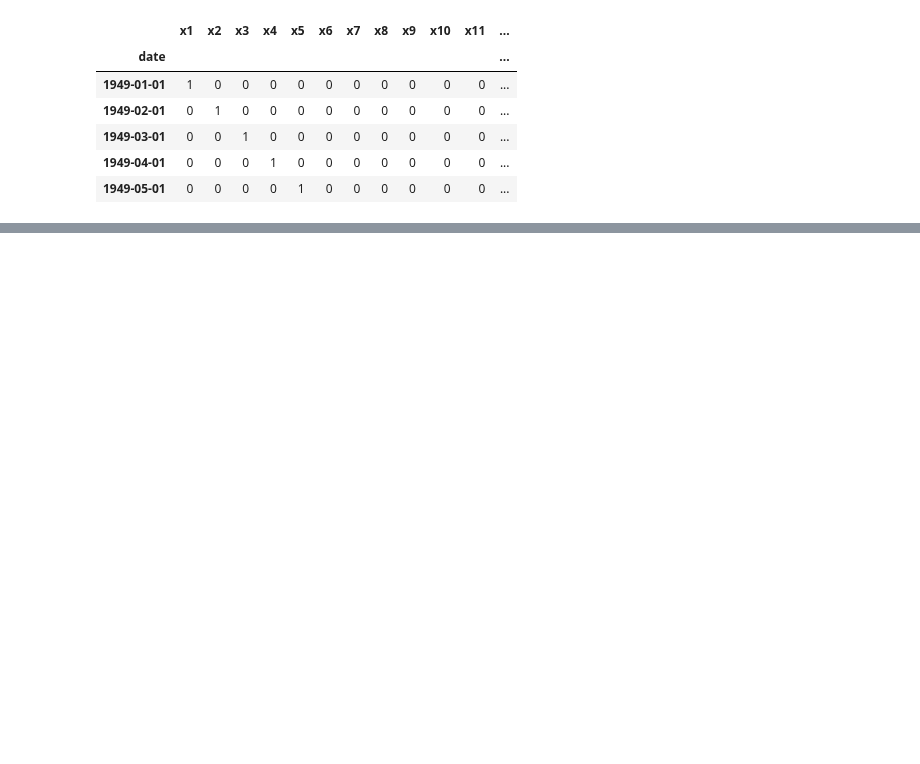
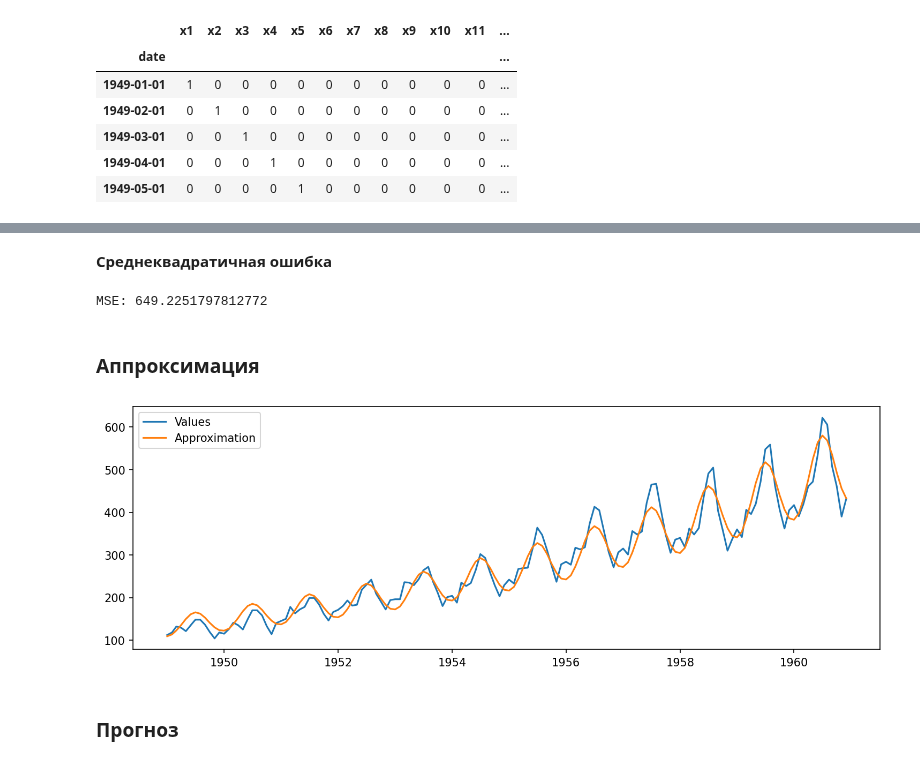
Before and after one commit to endygamedev/university, a Jupyter notebook: 3-course-6-semester/forecasting-methods/4. Exogenous factors/4.0 Exogenous factors.ipynb, the cells around one changed output, grey strips where cells are left out. Cells and saved outputs as stored; diff of their text form; code cells hidden in the pictures; blank space fills up the shorter version.

```diff
--- a/3-course-6-semester/forecasting-methods/4. Exogenous factors/4.0 Exogenous factors.ipynb
+++ b/3-course-6-semester/forecasting-methods/4. Exogenous factors/4.0 Exogenous factors.ipynb
@@ -202,0 +246,12 @@ plt.show()
+# %%
+s = 12
+
+passlen = len(passengers)
+phi = [np.sin((2*np.pi*(i-1))/s) for i in range(1, passlen + 1)]
+psi = [np.cos((2*np.pi*(i-1))/s) for i in range(1, passlen + 1)]
+x1 = list(range(1, len(passengers) + 1))
+
+# passengers["const"] = 1
+passengers["x1"] = x1
+passengers["phi"] = phi
+passengers["psi"] = psi
@@ -202,0 +260,10 @@ plt.show()
+# %%
+def mse(data, theta0, theta1, beta1, beta2):
+    return np.mean((data["y"] - (theta0 * theta1**data["x1"] * beta1**data["phi"] * beta2**data["psi"]))**2)
+# %%
+opfunc = lambda x: mse(passengers, x[0], x[1], x[2], x[3])
+
+optimization = minimize(opfunc, (1, 1, 1, 1))
+
+print(optimization)
+theta0, theta1, beta1, beta2 = optimization.x
@@ -202,0 +288,20 @@ plt.show()
+# %% [markdown]
+**Среднеквадратичная ошибка**
+# %%
+print(f"MSE: {optimization.fun}")
+# %% [output]
+MSE: 649.2251797812772
+# %%
+approx = theta0 * theta1**passengers["x1"] * beta1**passengers["phi"] * beta2**passengers["psi"]
+# %% [markdown]
+### Аппроксимация
+# %%
+plt.figure(figsize=(12,4), dpi=150)
+plt.plot(passengers["y"], label="Values")
+plt.plot(approx, label="Approximation")
+plt.legend()
+plt.show()
+# %% [output]
+[figure, added]
+# %% [markdown]
+### Прогноз
```
Also changed, not shown: parts of 56 cells of this notebook.
